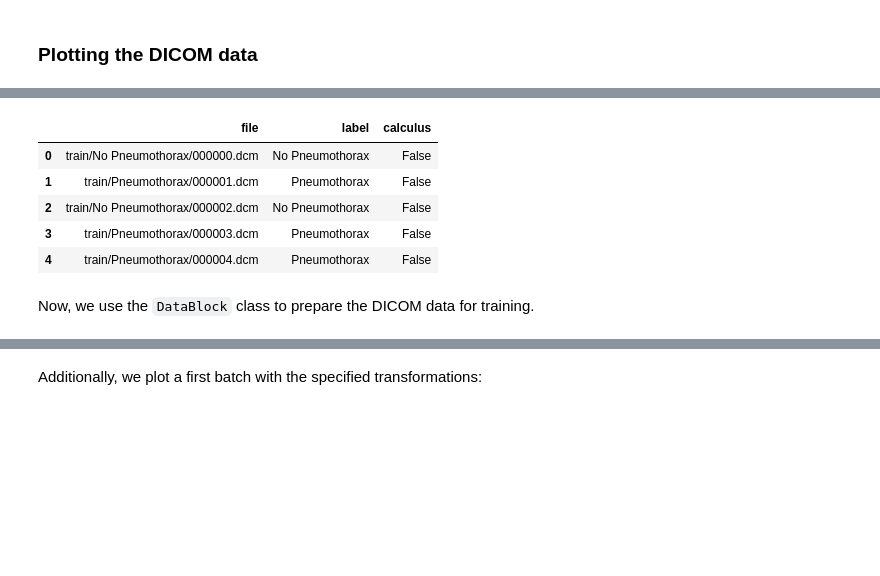
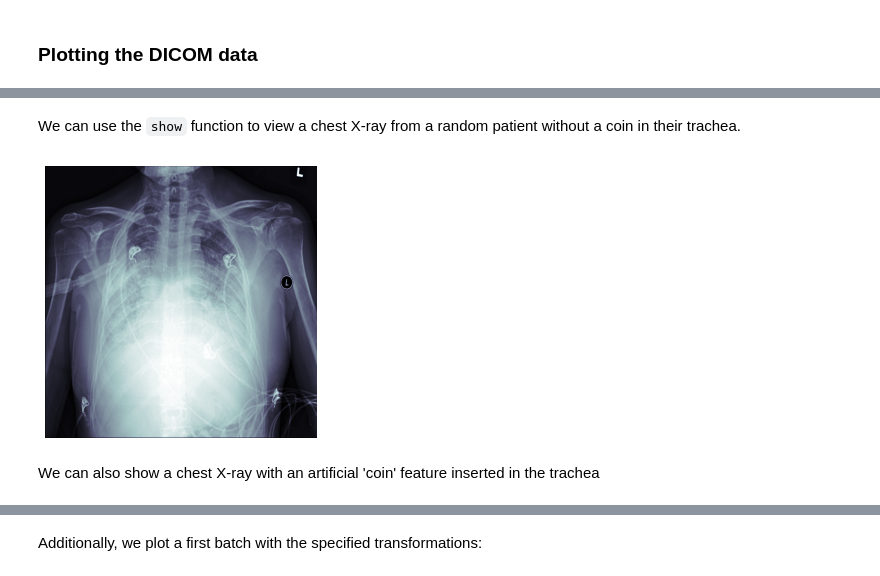
Before and after one commit to woodytwoshoes/Foreign_Body_Detection_Xray_Deep_Learning, a Jupyter notebook: 61_Train_medical_imaging.ipynb, the cells around one changed output, grey strips where cells are left out. Drawn from its saved outputs; the diff is of its cells as text; code cells hidden in the pictures; blank space fills up the shorter version.

```diff
--- a/61_Train_medical_imaging.ipynb
+++ b/61_Train_medical_imaging.ipynb
@@ -150,11 +46,12 @@ df.head()
-# %%
-df['calculus']
-# %% [output]
-|  | file | label | calculus |
-| 0 | train/No Pneumothorax/000000.dcm | No Pneumothorax | False |
-| 1 | train/Pneumothorax/000001.dcm | Pneumothorax | False |
-| 2 | train/No Pneumothorax/000002.dcm | No Pneumothorax | False |
-| 3 | train/Pneumothorax/000003.dcm | Pneumothorax | False |
-| 4 | train/Pneumothorax/000004.dcm | Pneumothorax | False |
-# %% [markdown]
-Now, we use the `DataBlock` class to prepare the DICOM data for training.
+# %% [markdown]
+We can use the `show` function to view a chest X-ray from a random patient without a coin in their trachea.
+# %%
+xray_sample_path = df.loc[(df['coin'] == False),'file'].sample(1).values[0]
+# %%
+idx = items.index(pneumothorax_source/xray_sample_path)
+xray_sample = items[idx].dcmread()
+xray_sample.show()
+# %% [output]
+[figure, added]
+# %% [markdown]
+We can also show a chest X-ray with an artificial 'coin' feature inserted in the trachea
```
Also changed, not shown: parts of 62 cells of this notebook, 1 other file.
